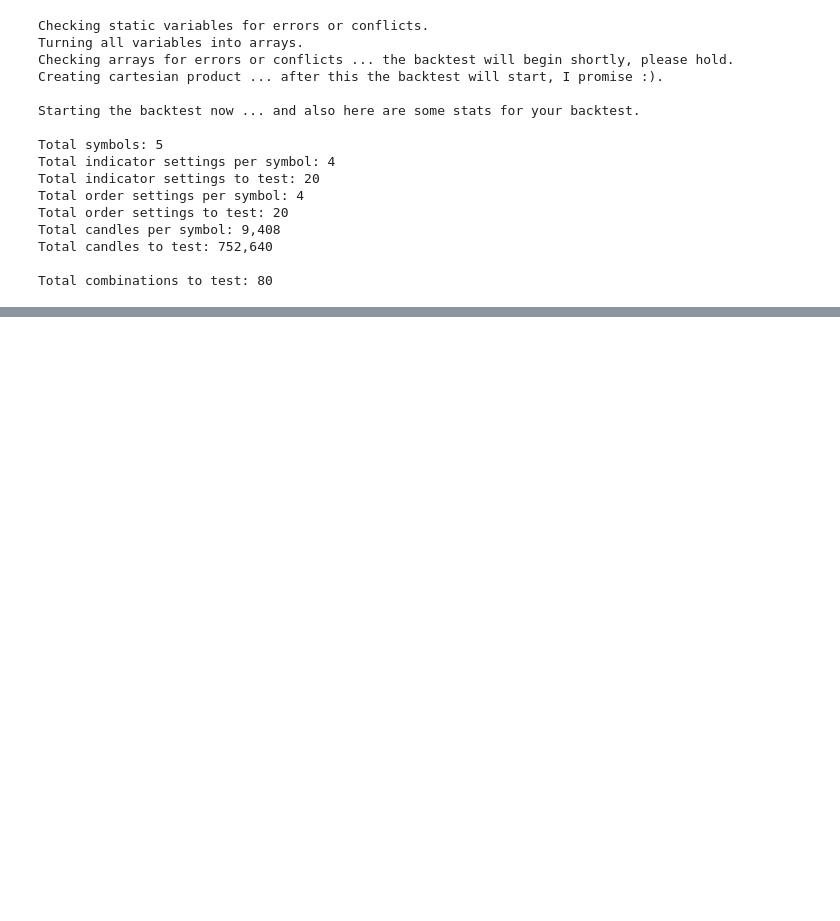
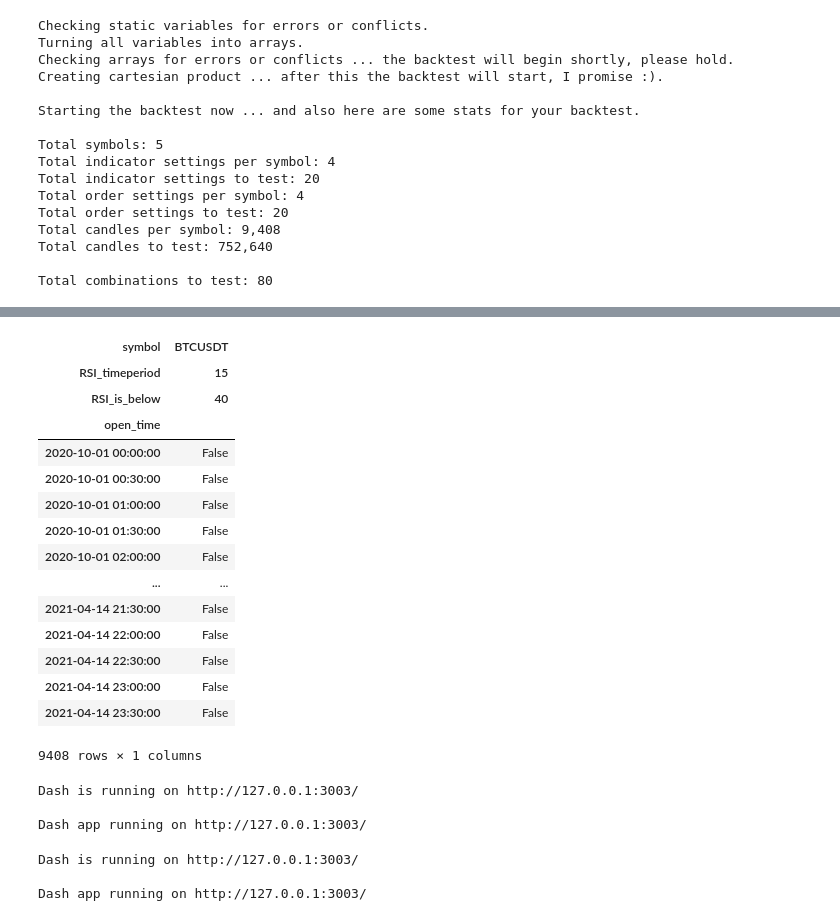
Before and after one commit to quantfreedom/QuantFreedom, a Jupyter notebook: levon_test/test_simulate_functionallity.ipynb, the cells around one changed output, grey strips where cells are left out. Saved outputs shown, nothing was run; the diff lists cells and outputs as text; code cells hidden in the pictures; blank space fills up the shorter version.

```diff
--- a/levon_test/test_simulate_functionallity.ipynb
+++ b/levon_test/test_simulate_functionallity.ipynb
@@ -123,0 +140,56 @@ pd.DataFrame(orderrecere)
+# %%
+entries.iloc[:,[0]]
+# %% [output]
+| symbol | BTCUSDT |
+| RSI_timeperiod | 15 |
+| RSI_is_below | 40 |
+| open_time |  |
+| 2020-10-01 00:00:00 | False |
+| 2020-10-01 00:30:00 | False |
+| 2020-10-01 01:00:00 | False |
+| 2020-10-01 01:30:00 | False |
+| 2020-10-01 02:00:00 | False |
+| ... | ... |
+| 2021-04-14 21:30:00 | False |
+| 2021-04-14 22:00:00 | False |
+| 2021-04-14 22:30:00 | False |
+| 2021-04-14 23:00:00 | False |
+| 2021-04-14 23:30:00 | False |
+9408 rows × 1 columns
+# %%
+indicator_dict = {
+    "indicator1": {
+        "values1": rsi_ind.data[[('BTCUSDT', 15)]],
+        "entries1": entries.iloc[:,[0]],
+    },
+}
+strat_dashboard(
+    indicator_dict=indicator_dict,
+    prices=price_data.BTCUSDT,
+    order_records=order_records,
+)
+# %% [output]
+Dash is running on http://127.0.0.1:3003/
+
+Dash app running on http://127.0.0.1:3003/
+# %%
+indicator_dict = {
+    "indicator1": {
+        "values1": rsi_ind.data[[('BTCUSDT', 15)]],
+        "values2": rsi_ema_ind.data[[('BTCUSDT', 15)]],
+        "entries1": entries.iloc[:,[0]],
+    },
+    "indicator2": {
+        "values1": macd.data[[('BTCUSDT', 15)]],
+        "entries1": entries.iloc[:,[0]],
+    },
+}
+strat_dashboard(
+    indicator_dict=indicator_dict,
+    prices=price_data.BTCUSDT,
+    order_records=order_records,
+)
+# %% [output]
+Dash is running on http://127.0.0.1:3003/
+
+Dash app running on http://127.0.0.1:3003/
```
Also changed, not shown: parts of 4 cells of this notebook.
